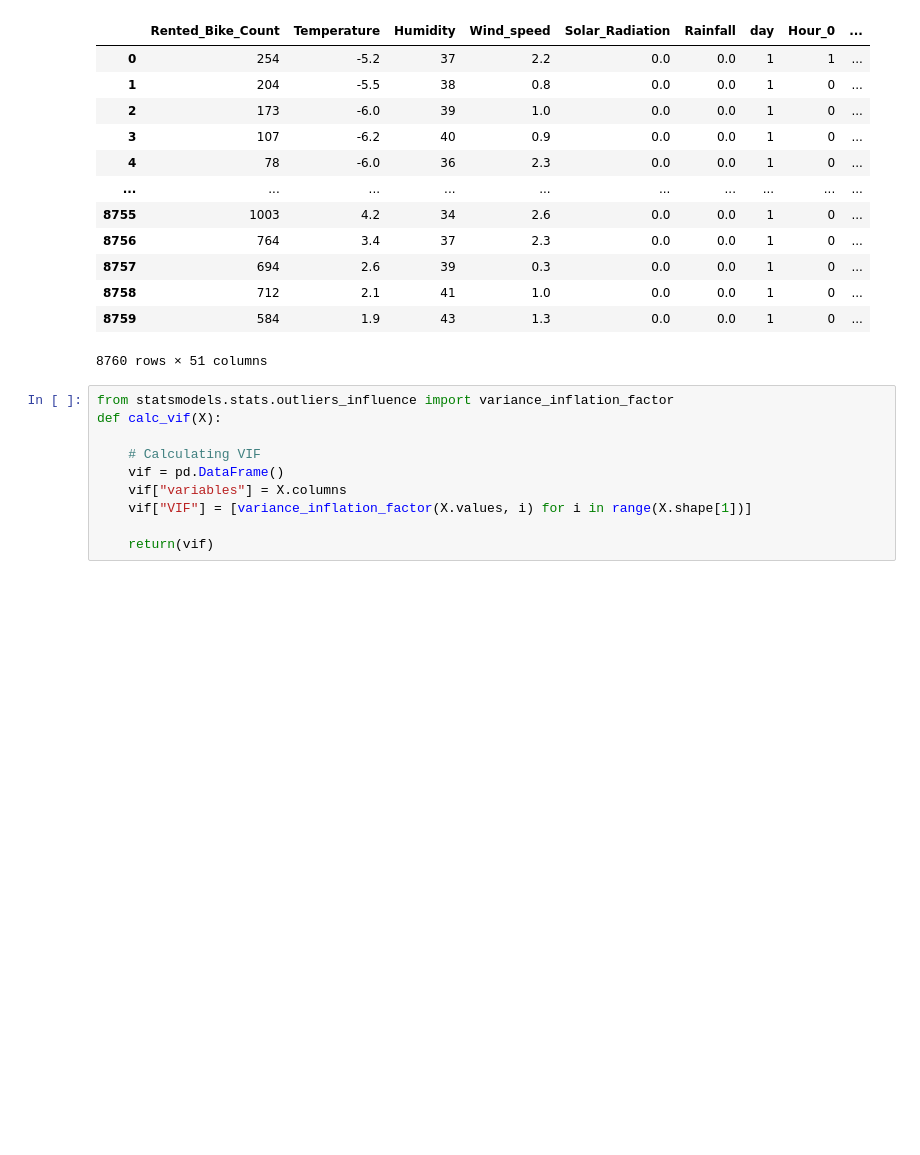
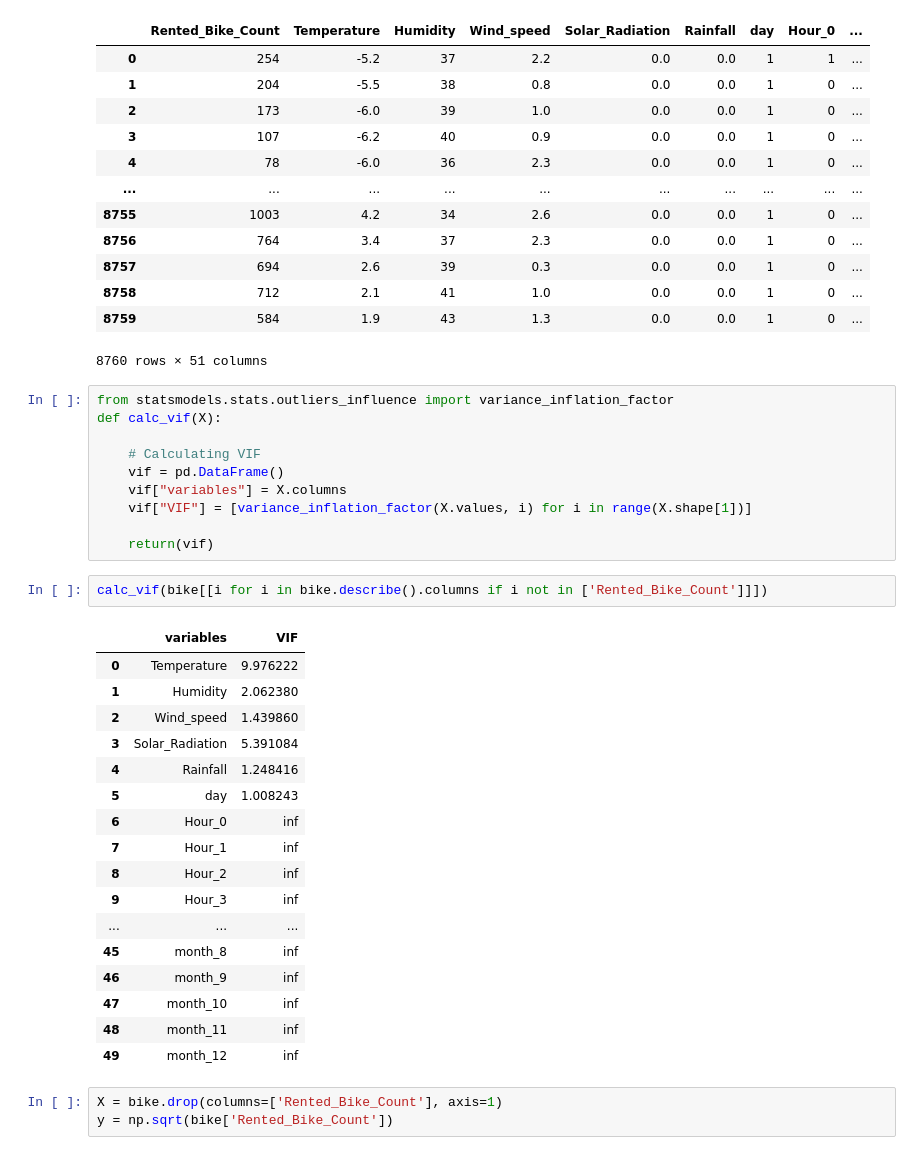
Before and after one commit to NehaGupta-DataScientists/Bike-Sharing-Demand-Prediction, a Jupyter notebook: Bike_Sharing_Demand_Prediction_Capstone_Project.ipynb, the cells around one changed output. Saved outputs shown, nothing was run; the diff lists cells and outputs as text; blank space fills up the shorter version.

```diff
--- a/Bike_Sharing_Demand_Prediction_Capstone_Project.ipynb
+++ b/Bike_Sharing_Demand_Prediction_Capstone_Project.ipynb
@@ -643,3 +643,26 @@ def calc_vif(X):
     vif["VIF"] = [variance_inflation_factor(X.values, i) for i in range(X.shape[1])]
 
     return(vif)
+# %%
+calc_vif(bike[[i for i in bike.describe().columns if i not in ['Rented_Bike_Count']]])
+# %% [output]
+|  | variables | VIF |
+| 0 | Temperature | 9.976222 |
+| 1 | Humidity | 2.062380 |
+| 2 | Wind_speed | 1.439860 |
+| 3 | Solar_Radiation | 5.391084 |
+| 4 | Rainfall | 1.248416 |
+| 5 | day | 1.008243 |
+| 6 | Hour_0 | inf |
+| 7 | Hour_1 | inf |
+| 8 | Hour_2 | inf |
+| 9 | Hour_3 | inf |
+| ... | ... | ... |
+| 45 | month_8 | inf |
+| 46 | month_9 | inf |
+| 47 | month_10 | inf |
+| 48 | month_11 | inf |
+| 49 | month_12 | inf |
+# %%
+X = bike.drop(columns=['Rented_Bike_Count'], axis=1)
+y = np.sqrt(bike['Rented_Bike_Count'])
```
Also changed, not shown: parts of 4 cells of this notebook.
